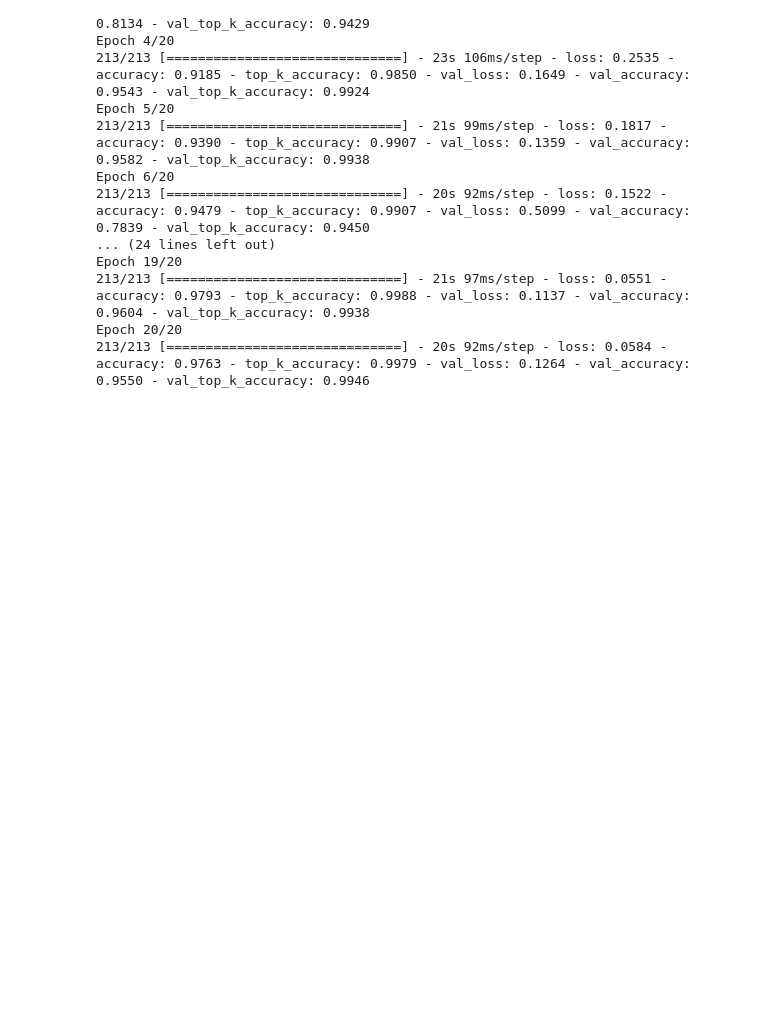
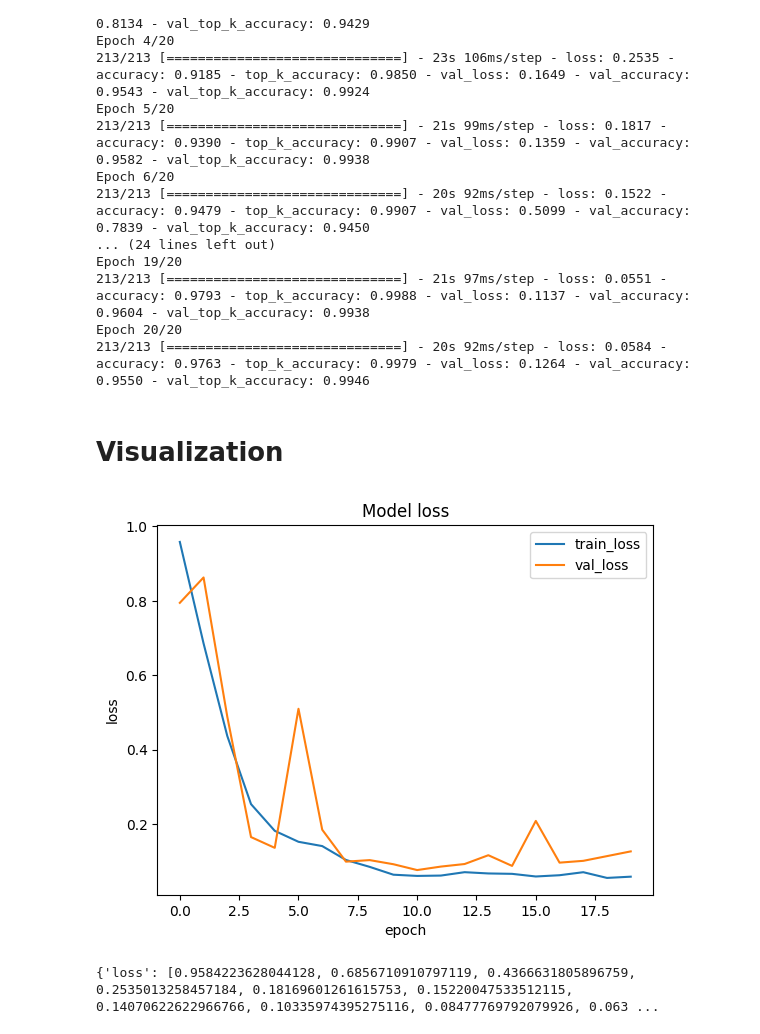
Before and after one commit to LeoMcBills/ML_humanEmotionDetection, a Jupyter notebook: Human_Emotion_Detection.ipynb, the cells around one changed output. Drawn from its saved outputs; the diff is of its cells as text; code cells hidden in the pictures; blank space fills up the shorter version.

```diff
--- a/Human_Emotion_Detection.ipynb
+++ b/Human_Emotion_Detection.ipynb
@@ -245,3 +245,19 @@ Epoch 19/20
 213/213 [==============================] - 21s 97ms/step - loss: 0.0551 - accuracy: 0.9793 - top_k_accuracy: 0.9988 - val_loss: 0.1137 - val_accuracy: 0.9604 - val_top_k_accuracy: 0.9938
 Epoch 20/20
 213/213 [==============================] - 20s 92ms/step - loss: 0.0584 - accuracy: 0.9763 - top_k_accuracy: 0.9979 - val_loss: 0.1264 - val_accuracy: 0.9550 - val_top_k_accuracy: 0.9946
+# %% [markdown]
+# Visualization
+# %%
+plt.plot(history.history['loss'])
+plt.plot(history.history['val_loss'])
+plt.title('Model loss')
+plt.ylabel('loss')
+plt.xlabel('epoch')
+plt.legend(['train_loss', 'val_loss'])
+plt.show()
+# %% [output]
+[figure, added]
+# %%
+print(history.history)
+# %% [output]
+{'loss': [0.9584223628044128, 0.6856710910797119, 0.4366631805896759, 0.2535013258457184, 0.18169601261615753, 0.15220047533512115, 0.14070622622966766, 0.10335974395275116, 0.08477769792079926, 0.063 ...
```
